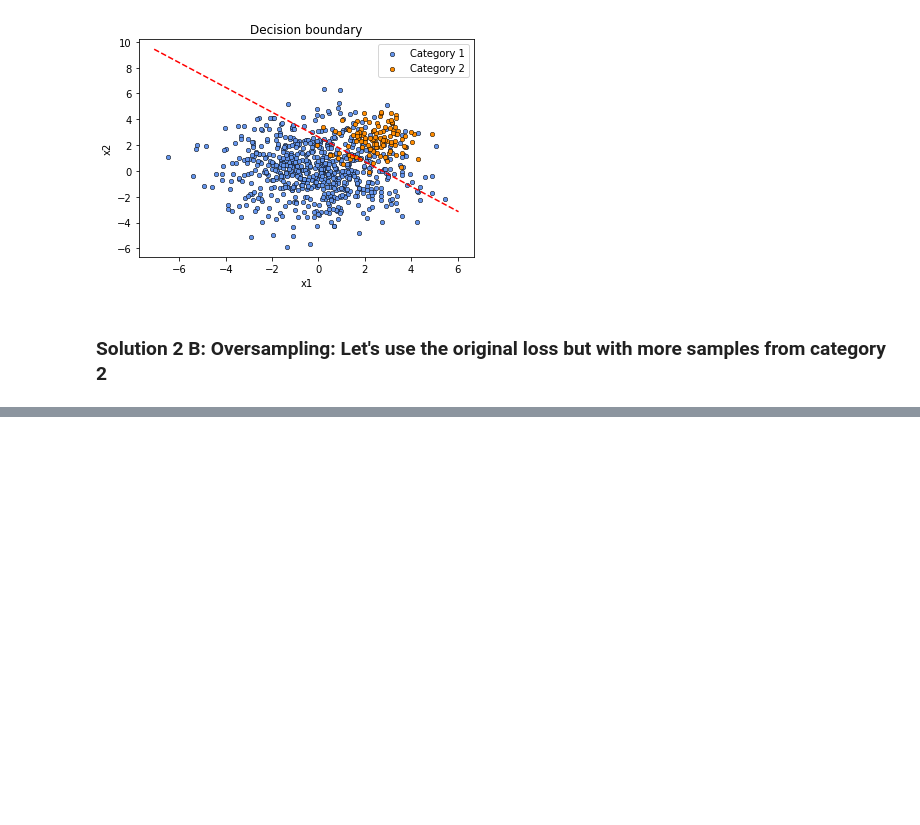
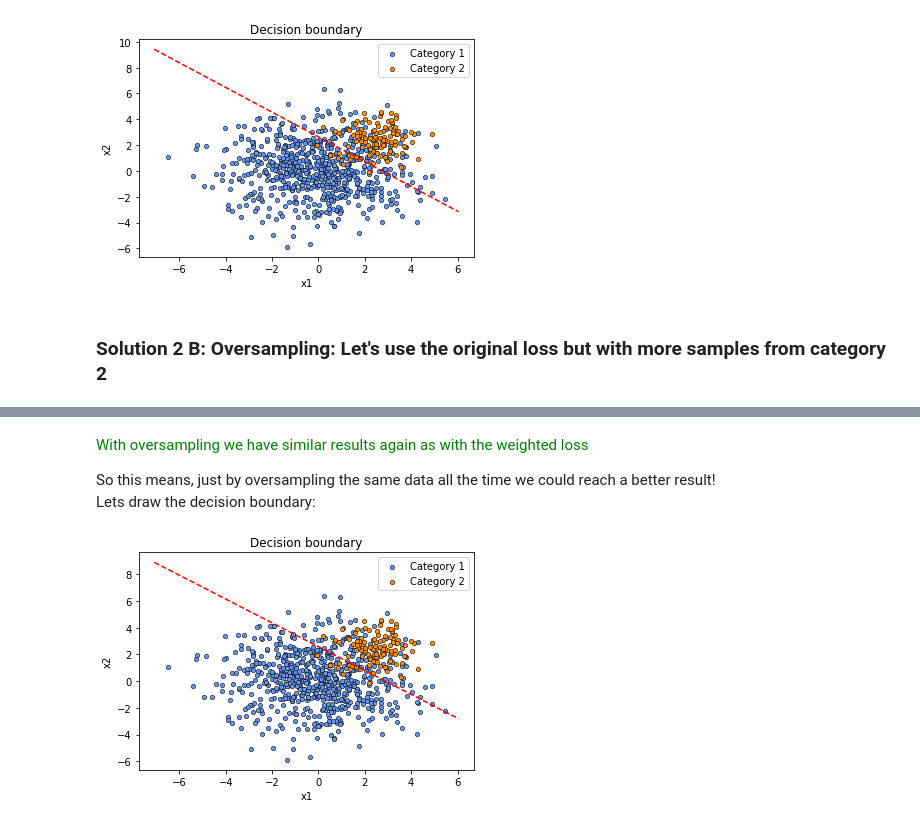
Before and after one commit to mike576/notenoughdata, a Jupyter notebook: Not_Enough_Data.ipynb, the cells around one changed output, grey strips where cells are left out. Cells and saved outputs as stored; diff of their text form; code cells hidden in the pictures; blank space fills up the shorter version.

```diff
--- a/Not_Enough_Data.ipynb
+++ b/Not_Enough_Data.ipynb
@@ -376,0 +388,4 @@ x_train_u, x_eval_u, y_train_u, y_eval_u = train_test_split(X,y,test_size=0.3, r
+# %%
+# the original eval set is used for predictions!
+# using the original loss!
+final_slope,final_intercept,eval_predictions=train(hinge_loss_svm,x_train_o,y_train_o,x_eval)
@@ -376,0 +421,8 @@ x_train_u, x_eval_u, y_train_u, y_eval_u = train_test_split(X,y,test_size=0.3, r
+# %% [markdown]
+<p style="color:green">With oversampling we have similar results again as with the weighted loss</p>
+So this means, just by oversampling the same data all the time we could reach a better result!<br/>
+Lets draw the decision boundary:
+# %%
+show_decision_boundary(final_slope,final_intercept)
+# %% [output]
+[figure, added]
```
Also changed, not shown: parts of 7 cells of this notebook.
